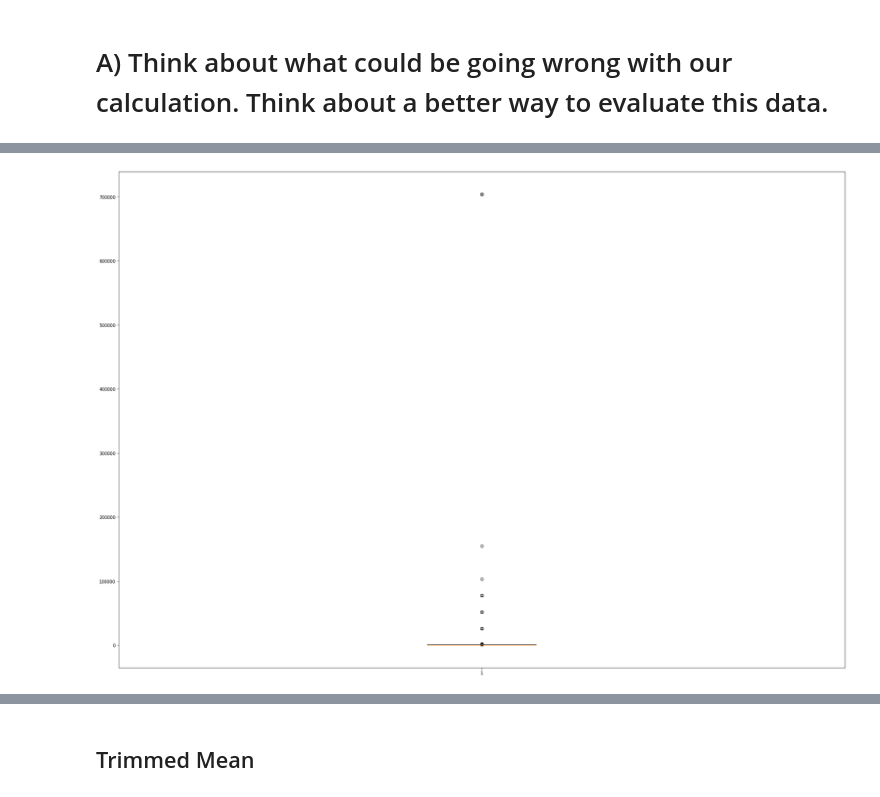
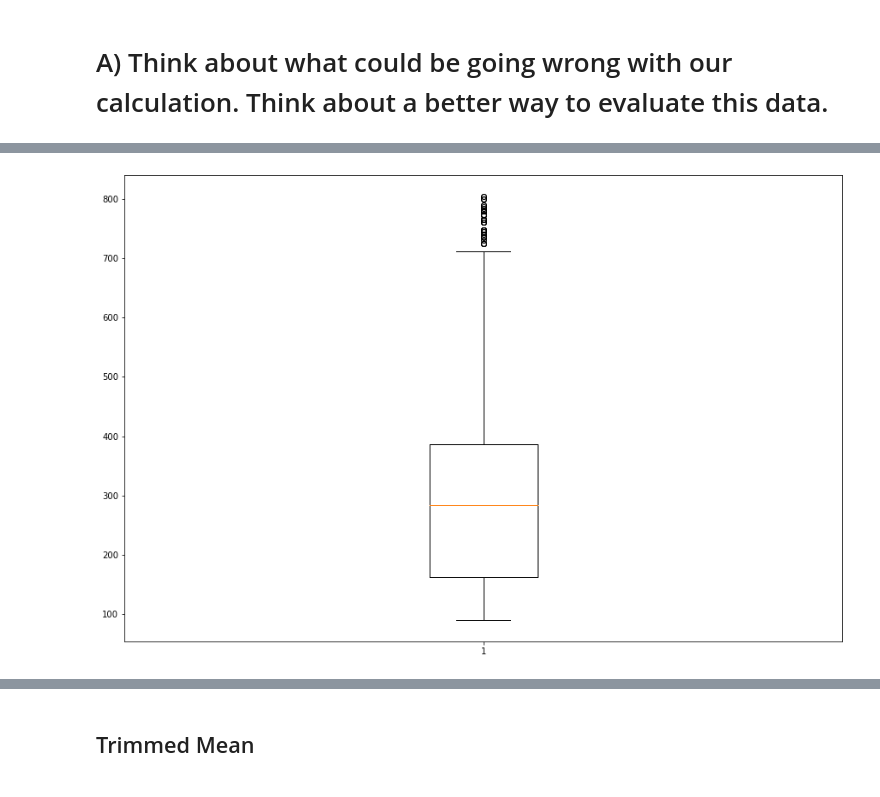
Before and after one commit to sdman135/DS_Intern_Challenge-S_22, a Jupyter notebook: DS_Intern_Challenge-S_22.ipynb, the cells around one changed output, grey strips where cells are left out. Cells and saved outputs as stored; diff of their text form; code cells hidden in the pictures.

```diff
--- a/DS_Intern_Challenge-S_22.ipynb
+++ b/DS_Intern_Challenge-S_22.ipynb
@@ -61,0 +201,7 @@ memory usage: 273.6+ KB
+# %%
+# Create a price per item for every transaction
+
+df['price_per_item'] = df['order_amount']/df['total_items']
+display(df[['price_per_item']].describe(include='all'))
+price_per_item = pd.DataFrame(df[['price_per_item']].value_counts(), columns = ['count']).sort_values(by='price_per_item').reset_index()
+display(price_per_item)
@@ -90,0 +318,3 @@ dtype: int64
+# %%
+df_filtered = df[df['order_amount'] < 805]
+df_filtered.describe()
@@ -91,10 +337,6 @@ dtype: int64
 # %%
-fig = plt.figure(figsize =(30, 21))
-
-# Creating plot
-plt.boxplot(df.order_amount)
-
-# show plot
+fig = plt.figure(figsize =(15, 10))
+plt.boxplot(df_filtered['order_amount'])
 plt.show()
 # %% [output]
-[figure, old version]
+[figure, new version]
```
Also changed, not shown: parts of 50 cells of this notebook, 4 other files.
